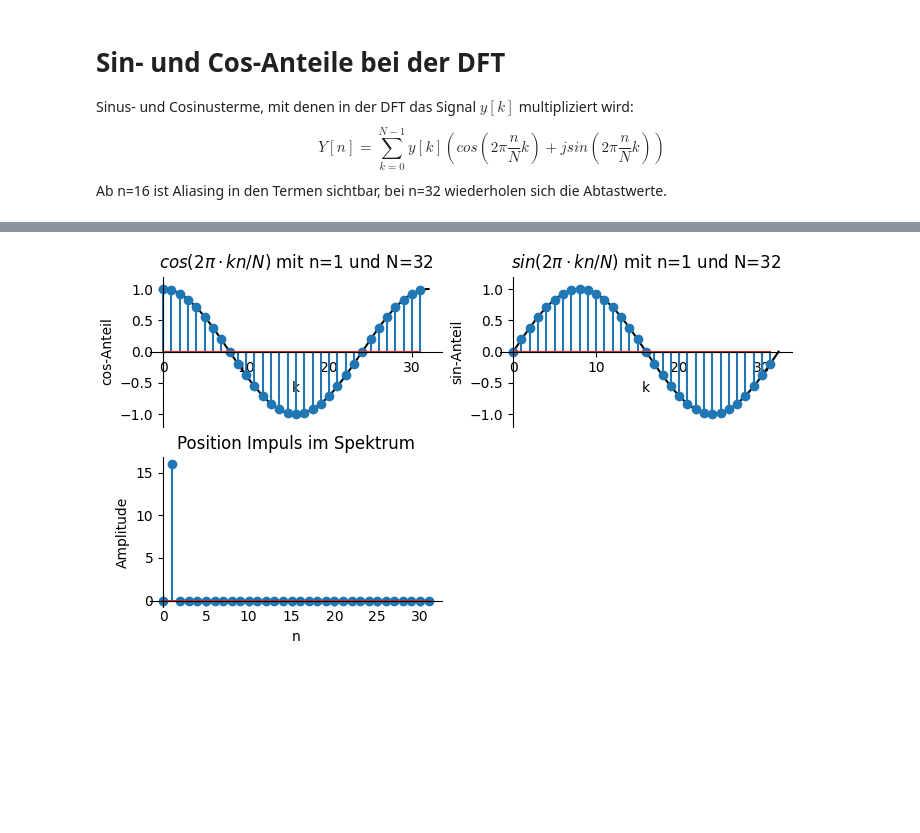
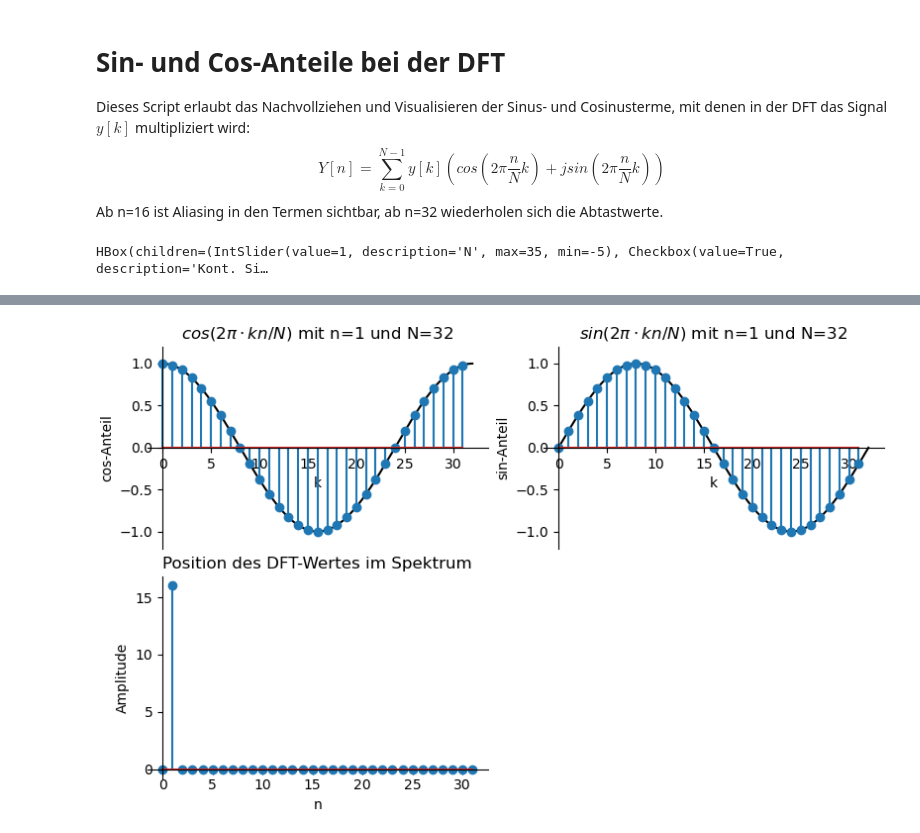
Before and after one commit to bdcodebase/JLdeployments, a Jupyter notebook: content/DFT_sincosComp.ipynb, the cells around one changed output, grey strips where cells are left out. Drawn from its saved outputs; the diff is of its cells as text; code cells hidden in the pictures; blank space fills up the shorter version.

Commit message:
cb cont signal added

```diff
--- a/content/DFT_sincosComp.ipynb
+++ b/content/DFT_sincosComp.ipynb
@@ -1,8 +1,8 @@
 # %% [markdown]
 # Sin- und Cos-Anteile bei der DFT
-Sinus- und Cosinusterme, mit denen in der DFT das Signal $y[k]$ multipliziert wird:
+Dieses Script erlaubt das Nachvollziehen und Visualisieren der Sinus- und Cosinusterme, mit denen in der DFT das Signal $y[k]$ multipliziert wird:
 $$Y[n]=\sum^{N-1}_{k=0} y[k] (cos(2\pi \frac{n}{N}k)+j sin(2\pi \frac{n}{N}k))$$
-Ab n=16 ist Aliasing in den Termen sichtbar, bei n=32 wiederholen sich die Abtastwerte.
+Ab n=16 ist Aliasing in den Termen sichtbar, ab n=32 wiederholen sich die Abtastwerte.
 # %%
 """
 Visualisierung der DFT-Sinus- und Kosinusanteile.
@@ -33,23 +33,20 @@ def myplotstyle(ax): # Hilfsfunktion, hübscht den Plot etwas auf
     ax.yaxis.set_ticks_position('left')
     ax.spines['left'].set_position(('data',0))
 
-fig1, ax1= plt.subplots(2,2,figsize=(7, 4), dpi=100, layout='constrained',num=' ')
+fig1, ax1= plt.subplots(2,2,figsize=(8, 5), dpi=100, layout='constrained',num=' ')
 ax = ax1[1][1];
 ax.remove()
 
-def plotsincos(n): # diese Funktion wird aufgerufen, wenn Slider bewegt werden (und initial einmal)
+def plotsincos(n,showsin): # diese Funktion wird aufgerufen, wenn Slider bewegt werden (und initial einmal)
     plt.figure(fig1)
     N=32;
     k=arange(0,N,1)
     t = arange(0,N,0.01)
-    showsin = True
     ax = ax1[0][0];
     ax.cla();
     if(showsin):
         ax.plot(t,cos(2*pi*t*n/N),'k')
-        ax.stem(k,cos(2*pi*k*n/N));
-    else:
-        ax.stem(k,cos(2*pi*k*n/N));
+    ax.stem(k,cos(2*pi*k*n/N));
     ax.set_ylim(-1.2, 1.2)
     ax.set_xlabel('k')
     ax.set_ylabel('cos-Anteil')
@@ -60,9 +57,7 @@ def plotsincos(n): # diese Funktion wird aufgerufen, wenn Slider bewegt werden (
     ax.cla();
     if(showsin):
         ax.plot(t,sin(2*pi*t*n/N),'k')
-        ax.stem(k,sin(2*pi*k*n/N));
-    else:
-        ax.stem(k,sin(2*pi*k*n/N));
+    ax.stem(k,sin(2*pi*k*n/N));
     ax.set_title('$sin(2\pi\cdot kn/N)$' +f' mit n={n} und N={N}')
     ax.set_xlabel('k')
     ax.set_ylabel('sin-Anteil')
@@ -82,17 +77,20 @@ def plotsincos(n): # diese Funktion wird aufgerufen, wenn Slider bewegt werden (
     ax.stem(k,Y); # fake DFT
     ax.set_xlabel('n')
     ax.set_ylabel('Amplitude')
-    ax.set_title('Position Impuls im Spektrum')
+    ax.set_title('Position des DFT-Wertes im Spektrum')
     myplotstyle(ax)
     fig1.canvas.draw()
-
-
 # Definition von Bedienelementen
 nslider  = widgets.IntSlider(min=-5, max=35, step=1, value=1, continuous_update=True, description='N')
+contcb  = widgets.Checkbox(value=True, description='Kont. Signal')
+
+# Arrangieren hier in horizontale Box:
+ui1 = widgets.HBox([nslider, contcb])
 #Verknüpfen mit Callback
-out1 = widgets.interactive_output(plotsincos, { 'n': nslider})
+out1 = widgets.interactive_output(plotsincos, { 'n': nslider, 'showsin':contcb})
 #Anzeigen
-display(nslider,out1)
+display(ui1,out1)
 plt.show()
 # %% [output]
+HBox(children=(IntSlider(value=1, description='N', max=35, min=-5), Checkbox(value=True, description='Kont. Si…
 [interactive output not drawn]
@@ -100 +97 @@ plt.show()
-[figure, old version]
+[figure, new version]
```
Also changed, not shown: parts of 1 cell of this notebook.
